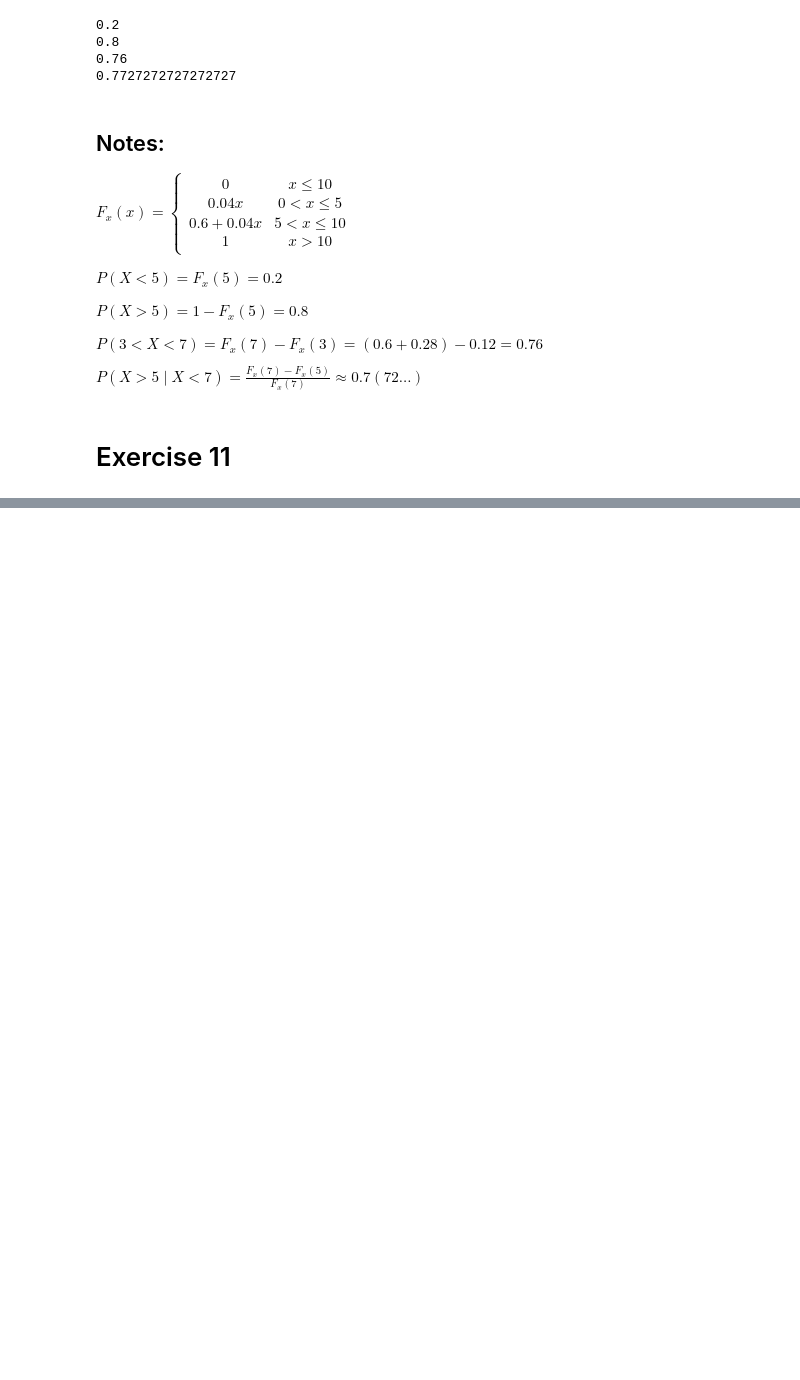
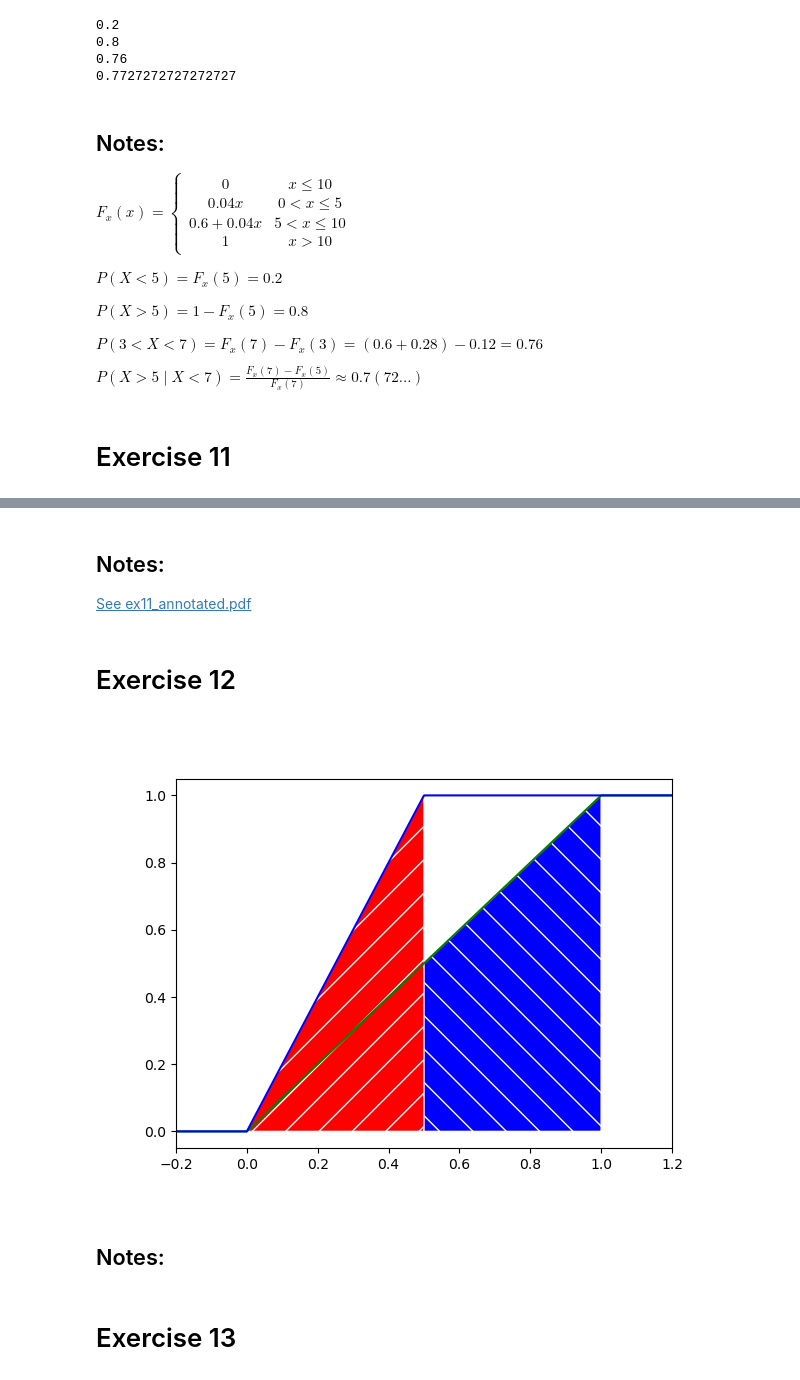
Before and after one commit to RedOrbweaver/STSex, a Jupyter notebook: ex0.ipynb, the cells around one changed output, grey strips where cells are left out. Cells and saved outputs as stored; diff of their text form; code cells hidden in the pictures; blank space fills up the shorter version.

```diff
--- a/ex0.ipynb
+++ b/ex0.ipynb
@@ -589,0 +600,32 @@ None
+# %% [markdown]
+## Notes:
+[See ex11_annotated.pdf](./ex11_annotated.pdf)
+# %% [markdown]
+# Exercise 12
+# %%
+f0 = lambda x: 0 if x < 0 else 1 if x > 1 else x
+f1 = lambda x: 0 if x < 0 else 1 if x > 0.5 else 2*x
+
+sp0 = np.linspace(0, 1, 1000)
+seq0 = [f0(n) for n in sp0]
+sp1 = np.linspace(0, 0.5, 1000)
+seq1 = [f1(n) for n in sp1]
+
+scurve = np.linspace(-1, 2, 3000)
+curve0 = [f0(n) for n in scurve]
+curve1 = [f1(n) for n in scurve]
+
+fig = plt.figure()
+plt.fill_between(sp0, seq0, 0, facecolor='b', edgecolor='w', hatch='\\')
+plt.fill_between(sp1, seq1, 0, facecolor='r', edgecolor='w', hatch='/')
+plt.plot(scurve, curve0, 'g')
+plt.plot(scurve, curve1, 'b')
+plt.axis((-0.2, 1.2, None, None))
+
+plt.show()
+# %% [output]
+[figure, added]
+# %% [markdown]
+## Notes:
+# %% [markdown]
+# Exercise 13
```
Also changed, not shown: parts of 8 cells of this notebook, 1 other file.
